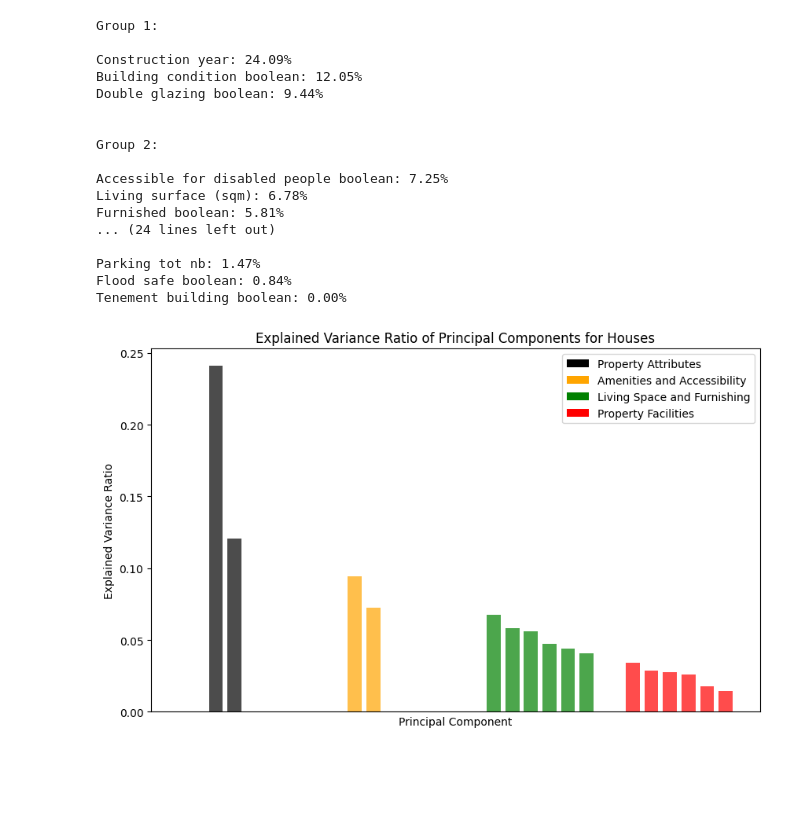
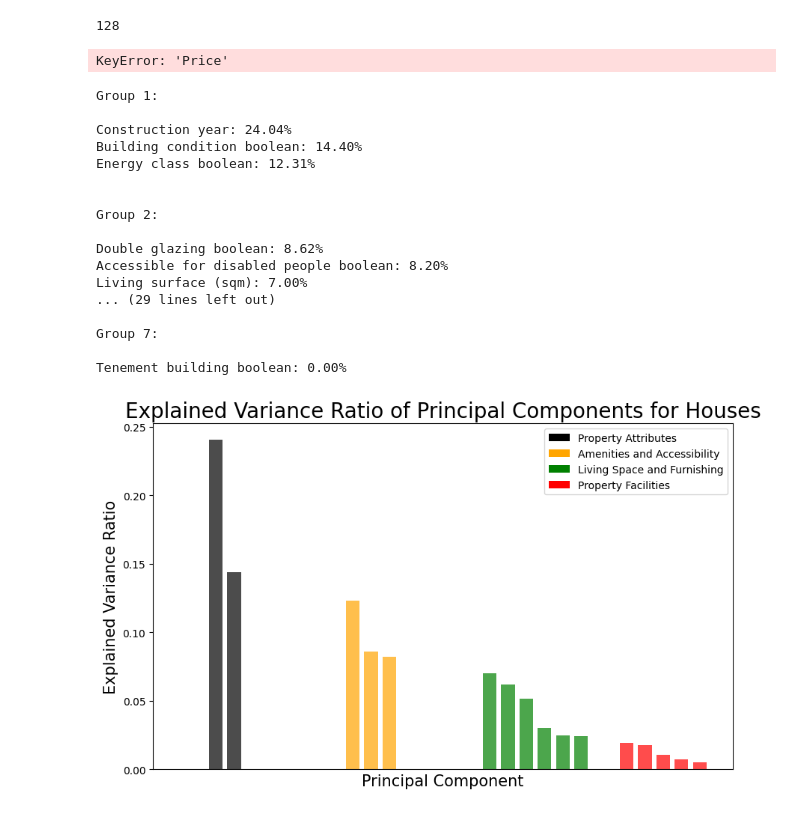
Before and after one commit to slvg01/6a_immoeliza_data, a Jupyter notebook: data/visualization.ipynb, the cells around one changed output. Cells and saved outputs as stored; diff of their text form; code cells hidden in the pictures; blank space fills up the shorter version.

```diff
--- a/data/visualization.ipynb
+++ b/data/visualization.ipynb
@@ -18,21 +84,23 @@ df['price_sqm'] = df['Price (euro)'] / df['Living surface (sqm)']
+# %%
+raw = pd.read_csv('raw_data/data_set_RAW.csv')
+print(len(raw))
+to_remove = ['Price']
+uniques = remove_outliers(to_remove,raw)
+print(len(uniques))
+# %% [output]
+128
+KeyError: 'Price'
 # %%
-import pandas as pd
-import matplotlib.pyplot as plt
-import numpy as np
-from sklearn.decomposition import PCA
-from sklearn.preprocessing import StandardScaler, OneHotEncoder
-from sklearn.compose import ColumnTransformer
-
-# Assume df is your original DataFrame
+# PCA FOR HOUSES
 
 # Drop rows with missing values
 pcadf = df[df['Type of property'] == 'House']
 pcadf = pcadf.dropna()
 
 # Drop specified columns
-columns_to_drop = ['Property ID', 'price_sqm', 'Price (euro)', 'Garden boolean', 'Parking boolean', 'Terrace boolean',
+columns_to_drop = ['Property ID', 'price_sqm', 'Price (euro)', 'Garden boolean', 'Parking tot nb', 'Terrace boolean',
                    'Bathrooms total nb boolean', 'Bathrooms', 'Shower rooms', 'Outdoor parking spaces',
-                   'Covered parking spaces', 'Postal code','Energy class boolean','Elevator boolean','Energy class','New Construction boolean']
+                   'Covered parking spaces', 'Postal code','Elevator boolean','Energy class','New Construction boolean']
 pcadf.drop(columns=columns_to_drop, inplace=True)
 
 # Selecting numerical columns for PCA
@@ -89,7 +157,7 @@ explained_variance_ratio = pca.explained_variance_ratio_
 sorted_indices = np.argsort(explained_variance_ratio)[::-1]
 explained_variance_ratio_sorted = [explained_variance_ratio[i] for i in sorted_indices]
 
-grouped_indices = [[0,1],[2,3],[4,5,6,7,8,9],[10,11,12,13,14,15]]
+grouped_indices = [[0,1],[2,3,4],[5,6,7,8,9,10],[11,12,13,14,15]]
 # Customizable group names and colors
 custom_group_labels = ['Property Attributes', 'Amenities and Accessibility', 'Living Space and Furnishing','Property Facilities']
 custom_colors = ['black', 'orange', 'green','red']
@@ -108,44 +176,44 @@ for i, indices in enumerate(grouped_indices):
         x_position = i * space_between_groups + j * (bar_width + space_between_bars)
         plt.bar(x_position, explained_variance_ratio[idx], width=bar_width, alpha=0.7, color=color)
 
 # Print the grouped features and their explained variance
 for group, columns in groupings.items():
     print(f"{group}:\n")
     for column, variance in columns:
         print(f"{column}: {variance:.2f}%")
     print("\n")
 
-plt.xlabel('Principal Component')
-plt.ylabel('Explained Variance Ratio')
-plt.title('Explained Variance Ratio of Principal Components for Houses')
+plt.xlabel('Principal Component', fontsize=15)
+plt.ylabel('Explained Variance Ratio', fontsize=15)
+plt.title('Explained Variance Ratio of Principal Components for Houses', fontsize=20)
 
 # Create legend for groups
 group_labels = custom_group_labels[:num_groups]
 for i, label in enumerate(group_labels):
     plt.bar(0, 0, color=custom_colors[i % len(custom_colors)], label=label)
 
 plt.legend()
 
 plt.xticks([])
 
 plt.show()
 # %% [output]
 Group 1:
 
-Construction year: 24.09%
-Building condition boolean: 12.05%
-Double glazing boolean: 9.44%
+Construction year: 24.04%
+Building condition boolean: 14.40%
+Energy class boolean: 12.31%
 
 
 Group 2:
 
-Accessible for disabled people boolean: 7.25%
-Living surface (sqm): 6.78%
-Furnished boolean: 5.81%
-... (24 lines left out)
+Double glazing boolean: 8.62%
+Accessible for disabled people boolean: 8.20%
+Living surface (sqm): 7.00%
+... (29 lines left out)
 
-Parking tot nb: 1.47%
-Flood safe boolean: 0.84%
+Group 7:
+
 Tenement building boolean: 0.00%
-[figure, old version]
+[figure, new version]
 # %%
```
Also changed, not shown: parts of 19 cells of this notebook, 6 other files.
